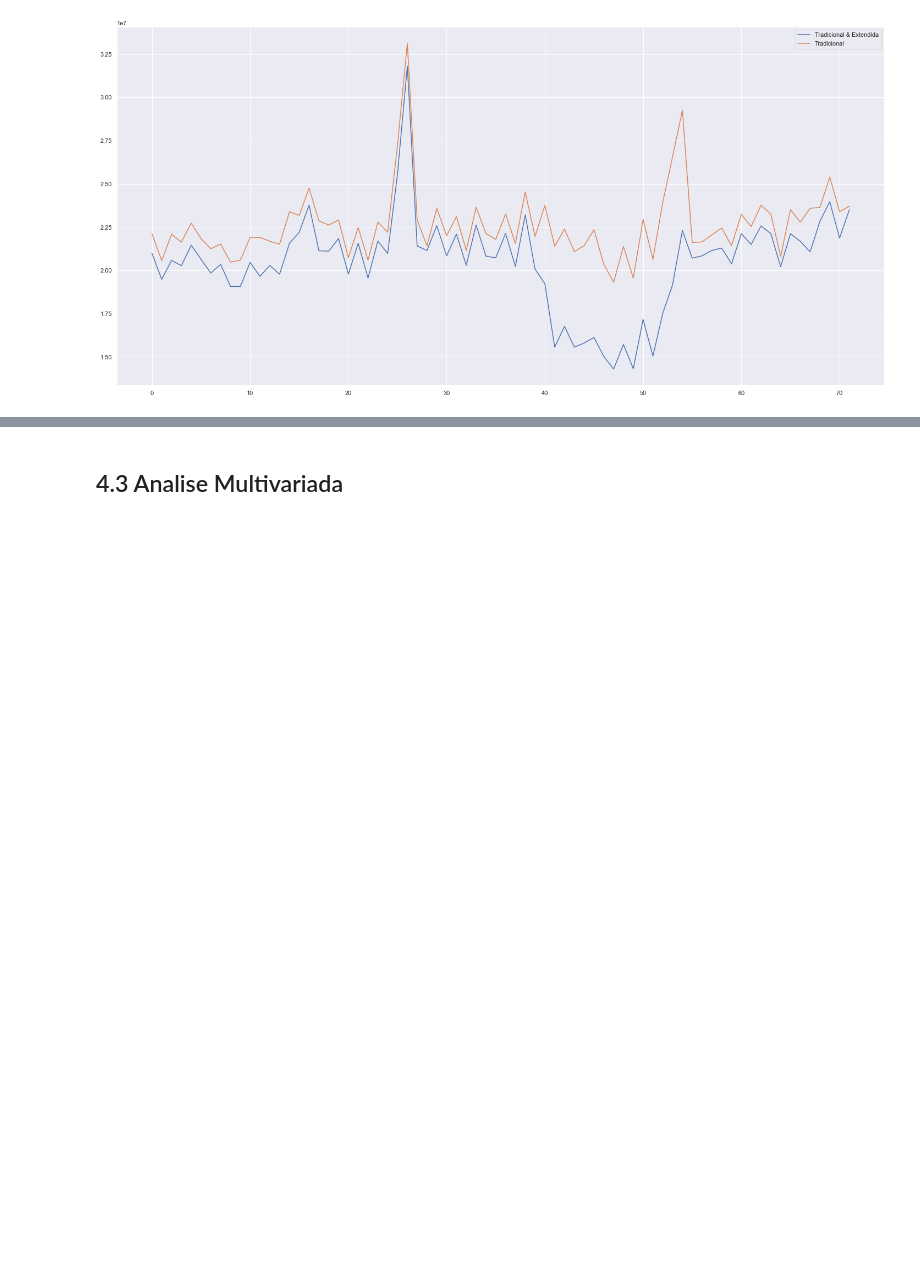
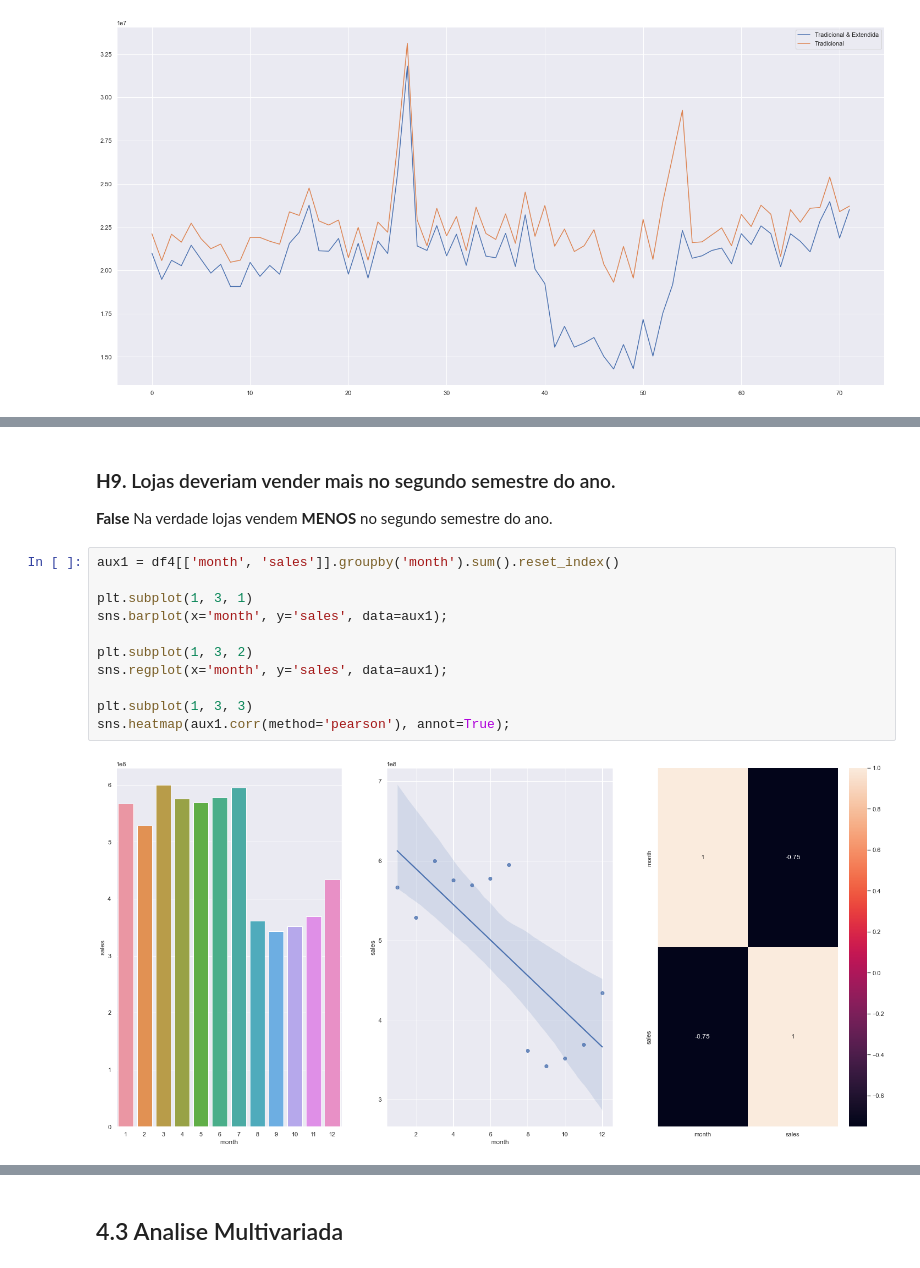
Before and after one commit to zedaoxd/aprendizados_data_science, a Jupyter notebook: exemples/store_sales_prediction.ipynb, the cells around one changed output, grey strips where cells are left out. Drawn from its saved outputs; the diff is of its cells as text; blank space fills up the shorter version.

```diff
--- a/exemples/store_sales_prediction.ipynb
+++ b/exemples/store_sales_prediction.ipynb
@@ -522,0 +556,16 @@ ax.legend(labels=['Tradicional & Extendida', 'Tradicional']);
+# %% [markdown]
+### **H9.** Lojas deveriam vender mais no segundo semestre do ano.
+**False** Na verdade lojas vendem **MENOS** no segundo semestre do ano.
+# %%
+aux1 = df4[['month', 'sales']].groupby('month').sum().reset_index()
+
+plt.subplot(1, 3, 1)
+sns.barplot(x='month', y='sales', data=aux1);
+
+plt.subplot(1, 3, 2)
+sns.regplot(x='month', y='sales', data=aux1);
+
+plt.subplot(1, 3, 3)
+sns.heatmap(aux1.corr(method='pearson'), annot=True);
+# %% [output]
+[figure, added]
```
Also changed, not shown: parts of 17 cells of this notebook.
